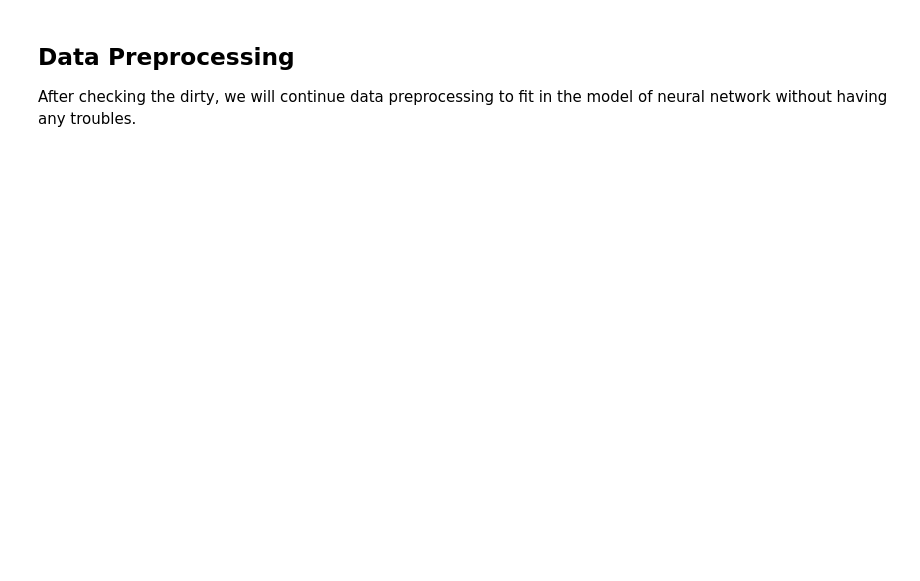
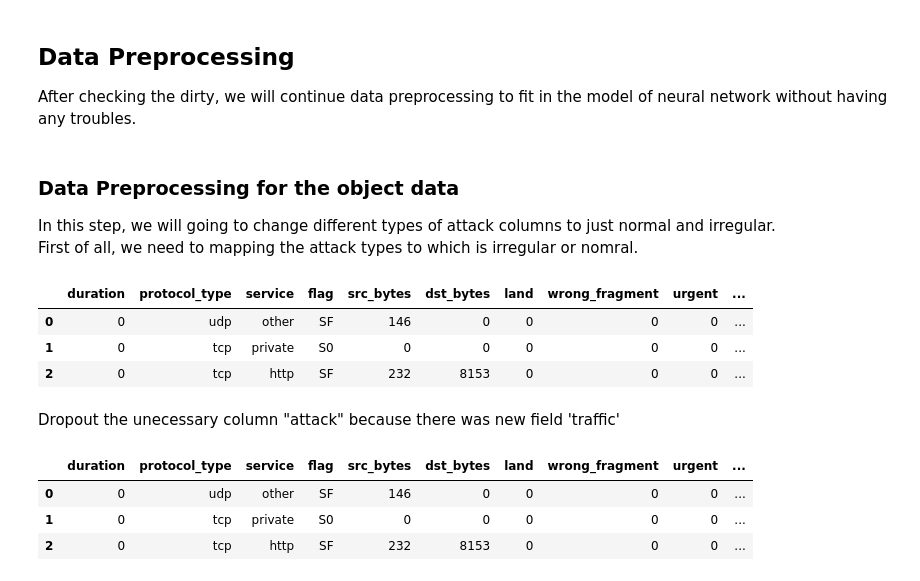
Before and after one commit to ClockWize171/network-traffic-analysis-tensorflow, a Jupyter notebook: kdd19-analysis.ipynb, the cells around one changed output. Drawn from its saved outputs; the diff is of its cells as text; code cells hidden in the pictures; blank space fills up the shorter version.

```diff
--- a/kdd19-analysis.ipynb
+++ b/kdd19-analysis.ipynb
@@ -147,3 +141,31 @@ None
 # %% [markdown]
 ## Data Preprocessing
 After checking the dirty, we will continue data preprocessing to fit in the model of neural network without having any troubles.
+# %% [markdown]
+### Data Preprocessing for the object data
+In this step, we will going to change different types of attack columns to just normal and irregular. <br>
+First of all, we need to mapping the attack types to which is irregular or nomral.
+# %%
+train_data['attack'].unique()
+map_attacks = {'ipsweep': 'irregular','satan': 'irregular','nmap': 'irregular','portsweep': 'irregular','saint': 'irregular',
+'mscan': 'irregular','teardrop': 'irregular','pod': 'irregular','land': 'irregular','back': 'irregular','neptune': 'irregular',
+'smurf': 'irregular','mailbomb': 'irregular','udpstorm': 'irregular','apache2': 'irregular','processtable': 'irregular',
+'perl': 'irregular','loadmodule': 'irregular','rootkit': 'irregular','buffer_overflow': 'irregular','xterm': 'irregular',
+'ps': 'irregular','sqlattack': 'irregular','httptunnel': 'irregular','ftp_write': 'irregular','phf': 'irregular',
+'guess_passwd': 'irregular','warezmaster': 'irregular','warezclient': 'irregular','imap': 'irregular','spy': 'irregular',
+'multihop': 'irregular','named': 'irregular','snmpguess': 'irregular','worm': 'irregular','snmpgetattack': 'irregular',
+'xsnoop': 'irregular','xlock': 'irregular','sendmail': 'irregular','normal': 'normal'}
+# %%
+# adding and renaming the attack columns to traffic and apply data
+# For TRAIN DATA
+train_data['traffic'] = train_data['attack'].apply(lambda v: map_attacks[v])
+# Predisplay data
+train_data.head(3)
+#test_data.head(3)
+# %% [output]
+|  | duration | protocol_type | service | flag | src_bytes | dst_bytes | land | wrong_fragment | urgent | ... |
+| 0 | 0 | udp | other | SF | 146 | 0 | 0 | 0 | 0 | ... |
+| 1 | 0 | tcp | private | S0 | 0 | 0 | 0 | 0 | 0 | ... |
+| 2 | 0 | tcp | http | SF | 232 | 8153 | 0 | 0 | 0 | ... |
+# %% [markdown]
+Dropout the unecessary column "attack" because there was new field 'traffic'
@@ -149,0 +175,9 @@ After checking the dirty, we will continue data preprocessing to fit in the mode
+# %%
+# display attack modified data
+train_data.head(3)
+# print(test_data.head(3))
+# %% [output]
+|  | duration | protocol_type | service | flag | src_bytes | dst_bytes | land | wrong_fragment | urgent | ... |
+| 0 | 0 | udp | other | SF | 146 | 0 | 0 | 0 | 0 | ... |
+| 1 | 0 | tcp | private | S0 | 0 | 0 | 0 | 0 | 0 | ... |
+| 2 | 0 | tcp | http | SF | 232 | 8153 | 0 | 0 | 0 | ... |
```
Also changed, not shown: parts of 14 cells of this notebook.
